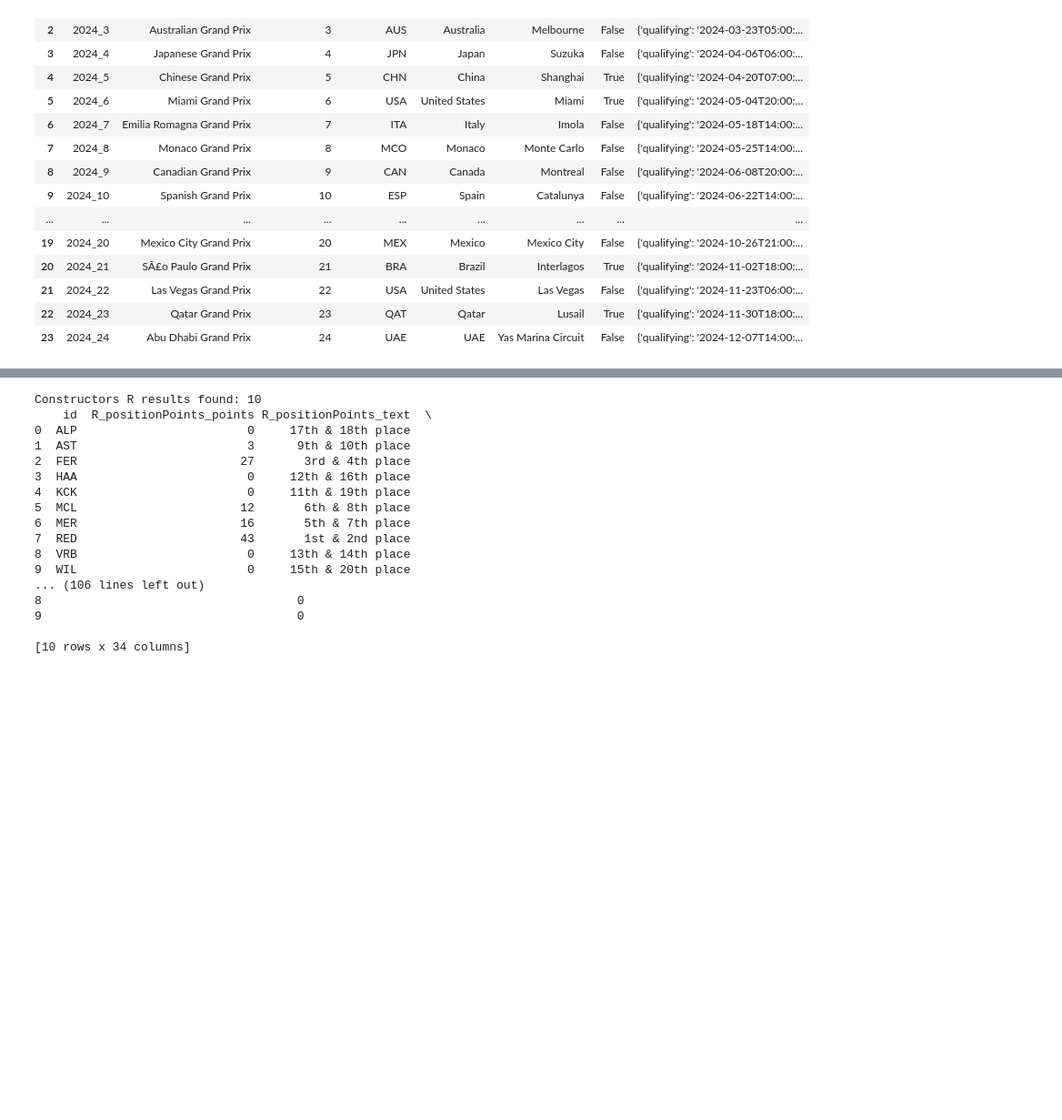
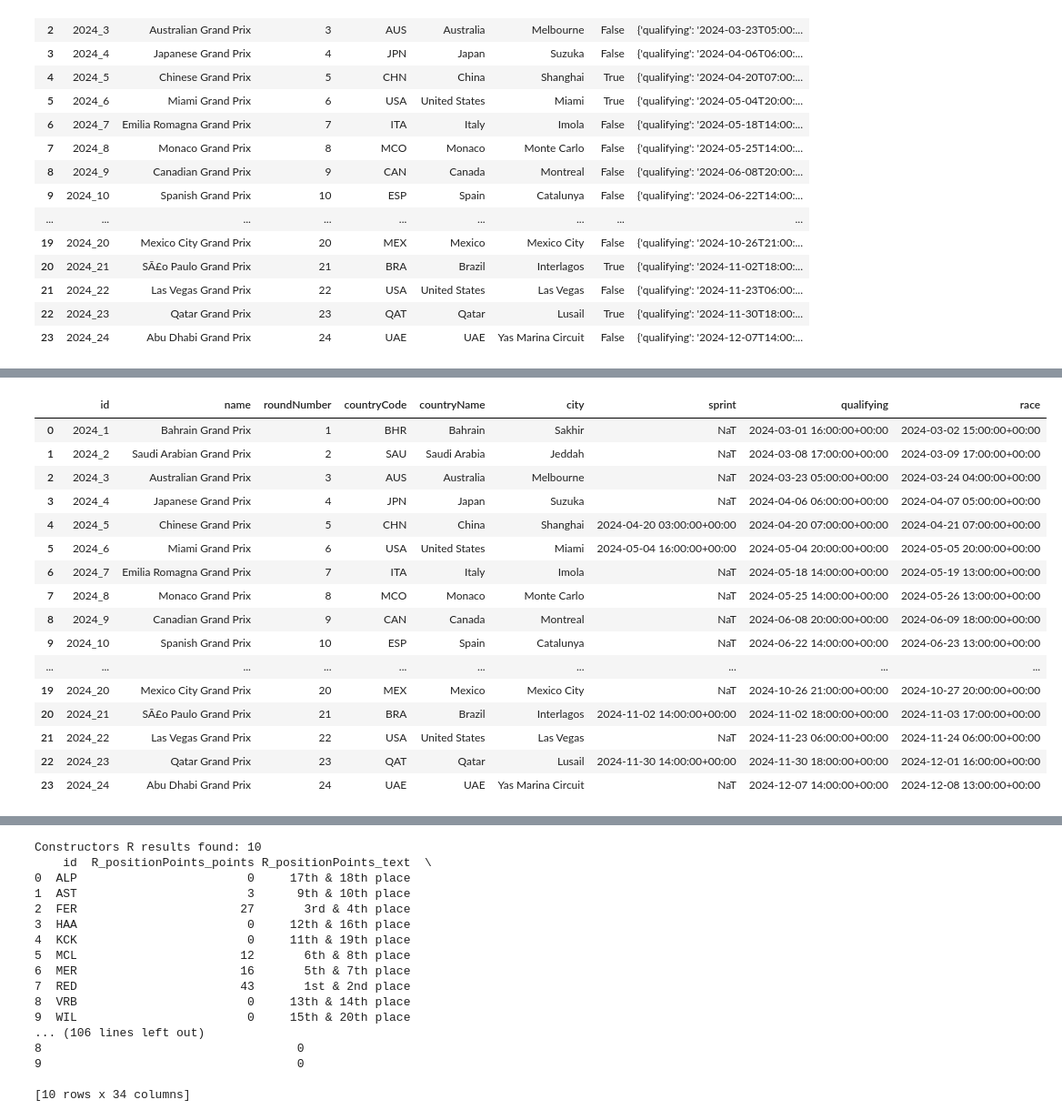
Before and after one commit to Buluma-Ke/F1-Fantasy-tool, a Jupyter notebook: transform.ipynb, the cells around one changed output, grey strips where cells are left out. Shown at 91% size. Cells and saved outputs as stored; diff of their text form; code cells hidden in the pictures; blank space fills up the shorter version.

```diff
--- a/transform.ipynb
+++ b/transform.ipynb
@@ -66,3 +66,6 @@ Austrian Grand Prix added
 | 21 | 2024_22 | Las Vegas Grand Prix | 22 | USA | United States | Las Vegas | False | {'qualifying': '2024-11-23T06:00:... |
 | 22 | 2024_23 | Qatar Grand Prix | 23 | QAT | Qatar | Lusail | True | {'qualifying': '2024-11-30T18:00:... |
 | 23 | 2024_24 | Abu Dhabi Grand Prix | 24 | UAE | UAE | Yas Marina Circuit | False | {'qualifying': '2024-12-07T14:00:... |
+# %%
+df = trackdf.copy()
+df
@@ -68,0 +90,27 @@ Austrian Grand Prix added
+# %%
+df['qualifying'] = pd.to_datetime(df['start_times'].apply(lambda x: x.get('qualifying') if isinstance(x, dict) else None), errors='coerce')
+
+df['sprint'] = pd.to_datetime(df['start_times'].apply(lambda x: x.get('sprint') if isinstance(x, dict) else None), errors='coerce')
+
+df['race'] = pd.to_datetime(df['start_times'].apply(lambda x: x.get('race') if isinstance(x, dict) else None), errors='coerce')
+
+df = df.drop(columns=['start_times'])
+df
+# %% [output]
+|  | id | name | roundNumber | countryCode | countryName | city | sprint | qualifying | race |
+| 0 | 2024_1 | Bahrain Grand Prix | 1 | BHR | Bahrain | Sakhir | NaT | 2024-03-01 16:00:00+00:00 | 2024-03-02 15:00:00+00:00 |
+| 1 | 2024_2 | Saudi Arabian Grand Prix | 2 | SAU | Saudi Arabia | Jeddah | NaT | 2024-03-08 17:00:00+00:00 | 2024-03-09 17:00:00+00:00 |
+| 2 | 2024_3 | Australian Grand Prix | 3 | AUS | Australia | Melbourne | NaT | 2024-03-23 05:00:00+00:00 | 2024-03-24 04:00:00+00:00 |
+| 3 | 2024_4 | Japanese Grand Prix | 4 | JPN | Japan | Suzuka | NaT | 2024-04-06 06:00:00+00:00 | 2024-04-07 05:00:00+00:00 |
+| 4 | 2024_5 | Chinese Grand Prix | 5 | CHN | China | Shanghai | 2024-04-20 03:00:00+00:00 | 2024-04-20 07:00:00+00:00 | 2024-04-21 07:00:00+00:00 |
+| 5 | 2024_6 | Miami Grand Prix | 6 | USA | United States | Miami | 2024-05-04 16:00:00+00:00 | 2024-05-04 20:00:00+00:00 | 2024-05-05 20:00:00+00:00 |
+| 6 | 2024_7 | Emilia Romagna Grand Prix | 7 | ITA | Italy | Imola | NaT | 2024-05-18 14:00:00+00:00 | 2024-05-19 13:00:00+00:00 |
+| 7 | 2024_8 | Monaco Grand Prix | 8 | MCO | Monaco | Monte Carlo | NaT | 2024-05-25 14:00:00+00:00 | 2024-05-26 13:00:00+00:00 |
+| 8 | 2024_9 | Canadian Grand Prix | 9 | CAN | Canada | Montreal | NaT | 2024-06-08 20:00:00+00:00 | 2024-06-09 18:00:00+00:00 |
+| 9 | 2024_10 | Spanish Grand Prix | 10 | ESP | Spain | Catalunya | NaT | 2024-06-22 14:00:00+00:00 | 2024-06-23 13:00:00+00:00 |
+| ... | ... | ... | ... | ... | ... | ... | ... | ... | ... |
+| 19 | 2024_20 | Mexico City Grand Prix | 20 | MEX | Mexico | Mexico City | NaT | 2024-10-26 21:00:00+00:00 | 2024-10-27 20:00:00+00:00 |
+| 20 | 2024_21 | SÃ£o Paulo Grand Prix | 21 | BRA | Brazil | Interlagos | 2024-11-02 14:00:00+00:00 | 2024-11-02 18:00:00+00:00 | 2024-11-03 17:00:00+00:00 |
+| 21 | 2024_22 | Las Vegas Grand Prix | 22 | USA | United States | Las Vegas | NaT | 2024-11-23 06:00:00+00:00 | 2024-11-24 06:00:00+00:00 |
+| 22 | 2024_23 | Qatar Grand Prix | 23 | QAT | Qatar | Lusail | 2024-11-30 14:00:00+00:00 | 2024-11-30 18:00:00+00:00 | 2024-12-01 16:00:00+00:00 |
+| 23 | 2024_24 | Abu Dhabi Grand Prix | 24 | UAE | UAE | Yas Marina Circuit | NaT | 2024-12-07 14:00:00+00:00 | 2024-12-08 13:00:00+00:00 |
```
Also changed, not shown: parts of 23 cells of this notebook, 6 other files.
